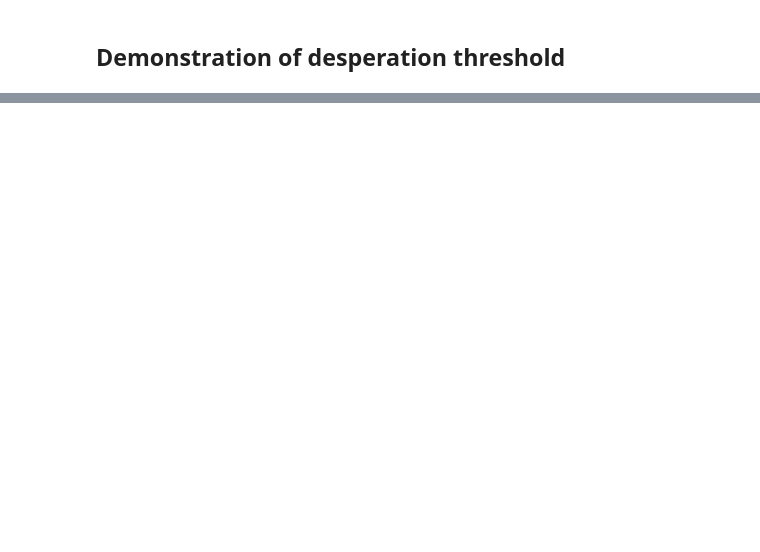
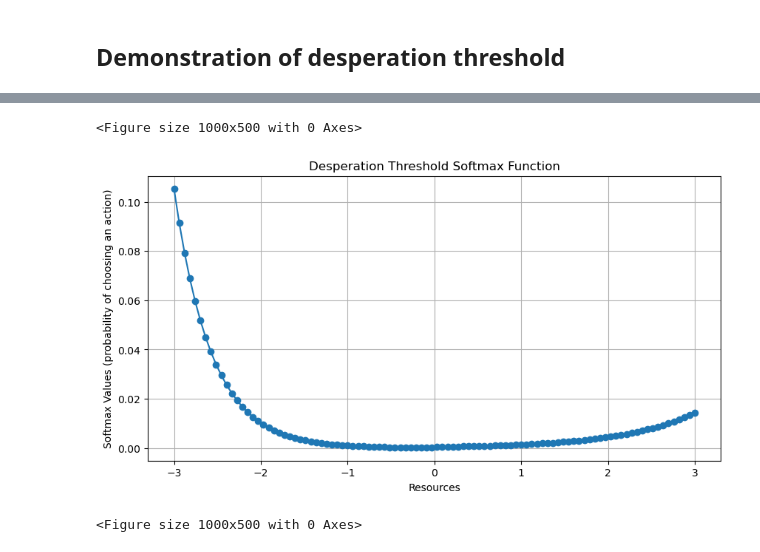
Before and after one commit to blam3/ABM-relative-desperation-uncertainty, a Jupyter notebook: desperation_threshold_description.ipynb, the cells around one changed output, grey strips where cells are left out. Saved outputs shown, nothing was run; the diff lists cells and outputs as text; code cells hidden in the pictures; blank space fills up the shorter version.

```diff
--- a/desperation_threshold_description.ipynb
+++ b/desperation_threshold_description.ipynb
@@ -26,0 +58,27 @@ The τ parameter represents one’s desperation, but not necessarily an agent’
+# %%
+# Desperation threshold softmax function
+def desperation_softmax(resources, logits, tau):
+    modified_logits = np.where(resources < 0, -tau * logits, logits)
+    return np.exp(modified_logits) / np.sum(np.exp(modified_logits))
+
+# Input logits
+logits_list = np.linspace(-3, 4, 100)
+
+# Input resources
+resources = np.linspace(-3, 3, 100)
+
+# Compute U-shaped softmax with resources
+test_softmax_values = desperation_softmax(resources=resources, logits=logits_list, tau = 2)
+
+# Plotting the softmax function with resources
+plt.figure(figsize=(10, 5))
+plt.plot(resources, test_softmax_values, marker='o')
+plt.title('Desperation Threshold Softmax Function')
+plt.xlabel('Resources')
+plt.ylabel('Softmax Values (probability of choosing an action)')
+plt.grid()
+plt.figure(figsize=(10, 5))
+# %% [output]
+<Figure size 1000x500 with 0 Axes>
+[figure, added]
+<Figure size 1000x500 with 0 Axes>
```
Also changed, not shown: parts of 4 cells of this notebook.
